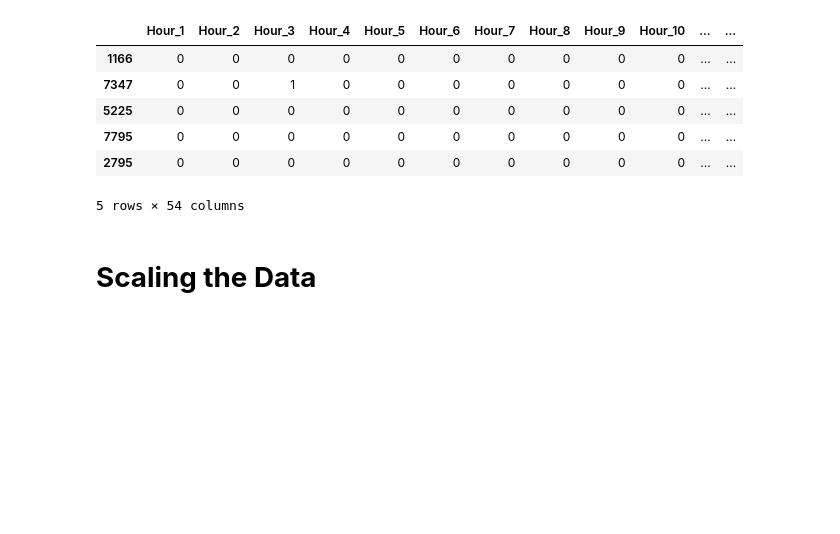
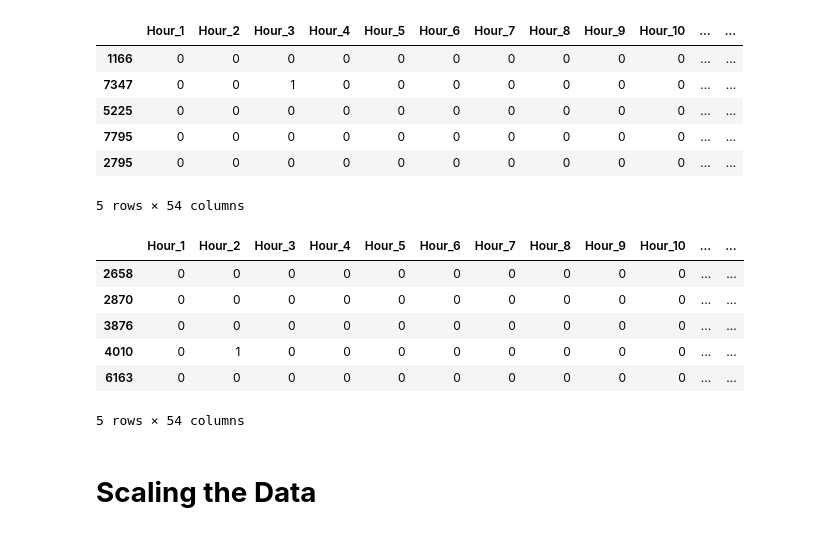
Before and after one commit to dushyantmaharshi/Bike-Sharing-Demand-Prediction-Capstone-Project, a Jupyter notebook: Bike_Sharing_Demand_Prediction_Capstone_Project_.ipynb, the cells around one changed output. Cells and saved outputs as stored; diff of their text form; code cells hidden in the pictures; blank space fills up the shorter version.

```diff
--- a/Bike_Sharing_Demand_Prediction_Capstone_Project_.ipynb
+++ b/Bike_Sharing_Demand_Prediction_Capstone_Project_.ipynb
@@ -450,6 +450,16 @@ X_train.head()
 | 7795 | 0 | 0 | 0 | 0 | 0 | 0 | 0 | 0 | 0 | 0 | ... | ... |
 | 2795 | 0 | 0 | 0 | 0 | 0 | 0 | 0 | 0 | 0 | 0 | ... | ... |
 5 rows × 54 columns
+# %%
+X_test.head()
+# %% [output]
+|  | Hour_1 | Hour_2 | Hour_3 | Hour_4 | Hour_5 | Hour_6 | Hour_7 | Hour_8 | Hour_9 | Hour_10 | ... | ... |
+| 2658 | 0 | 0 | 0 | 0 | 0 | 0 | 0 | 0 | 0 | 0 | ... | ... |
+| 2870 | 0 | 0 | 0 | 0 | 0 | 0 | 0 | 0 | 0 | 0 | ... | ... |
+| 3876 | 0 | 0 | 0 | 0 | 0 | 0 | 0 | 0 | 0 | 0 | ... | ... |
+| 4010 | 0 | 1 | 0 | 0 | 0 | 0 | 0 | 0 | 0 | 0 | ... | ... |
+| 6163 | 0 | 0 | 0 | 0 | 0 | 0 | 0 | 0 | 0 | 0 | ... | ... |
+5 rows × 54 columns
 # %% [markdown]
 # **Scaling the Data**
 # %%
```
Also changed, not shown: parts of 38 cells of this notebook.
